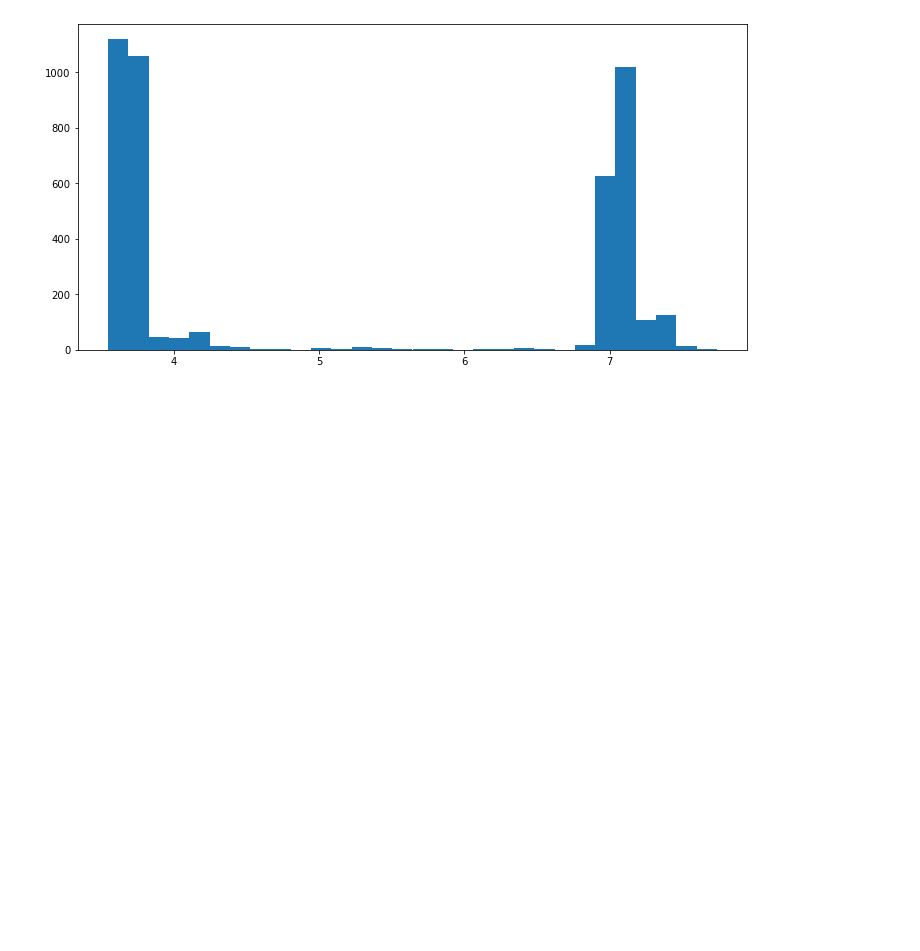
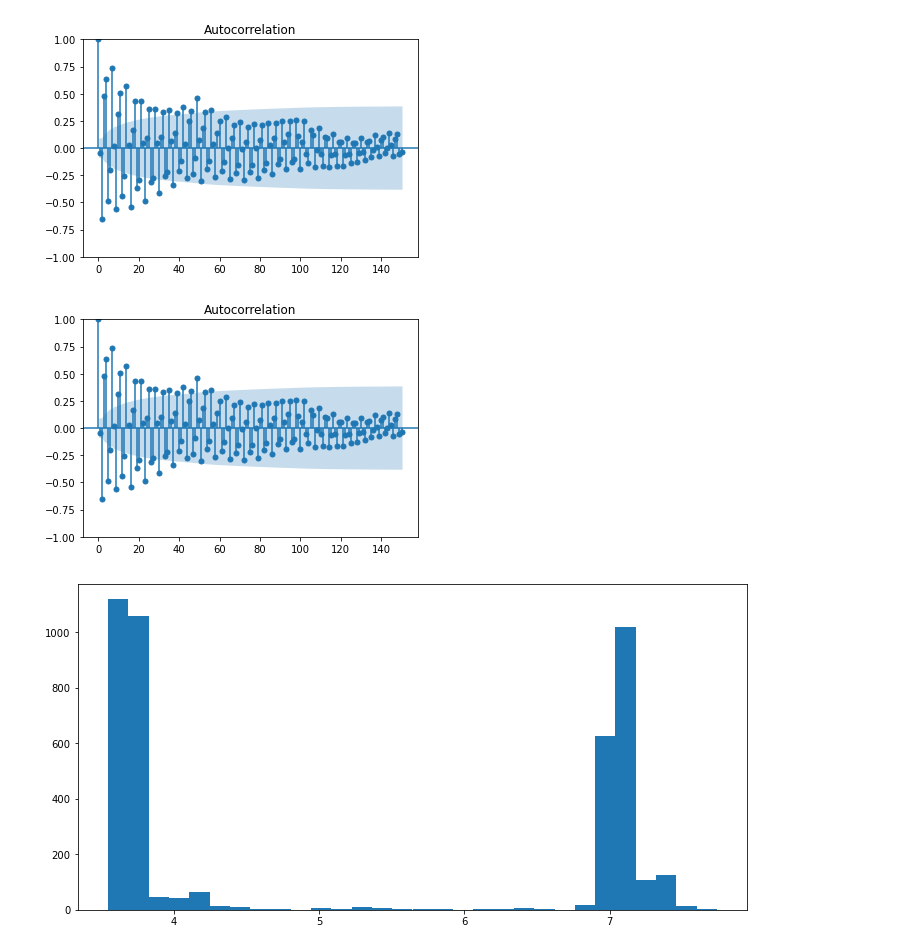
Before and after one commit to GStechschulte/energy-efficiency, a Jupyter notebook: EDA/gassmann_load_profiles/vk_1_ug.ipynb, the cells around one changed output. Drawn from its saved outputs; the diff is of its cells as text; code cells hidden in the pictures; blank space fills up the shorter version.

```diff
--- a/EDA/gassmann_load_profiles/vk_1_ug.ipynb
+++ b/EDA/gassmann_load_profiles/vk_1_ug.ipynb
@@ -14,2 +12,4 @@ df_1T = query_table(table='g_5fe341bd923d596335e69d51_1T')
+# %%
+df = query_table(table='vk_1_ug_30T')
 # %%
 px.line(
@@ -19,3 +19,7 @@ px.line(
         'x': 'Time',
         'y': 'kW'
     })
+# %%
+time_int_range = np.arange(0, df.shape[0]*30, 30)
+df['t'] = time_int_range
+df['t_scaled'] = (df['t'] - df['t'].min()) / (df['t'].max() - df['t'].min())
@@ -22,3 +34,8 @@ px.line(
+# %%
+plot_acf(df.kw.values.squeeze(), lags=150)
+# %% [output]
+[figure, added]
+[figure, added]
 # %%
 plt.figure(figsize=(12, 6))
 plt.hist(x=df_1T.kw, bins=30)
```
Also changed, not shown: parts of 4 cells of this notebook, 9 other files.
